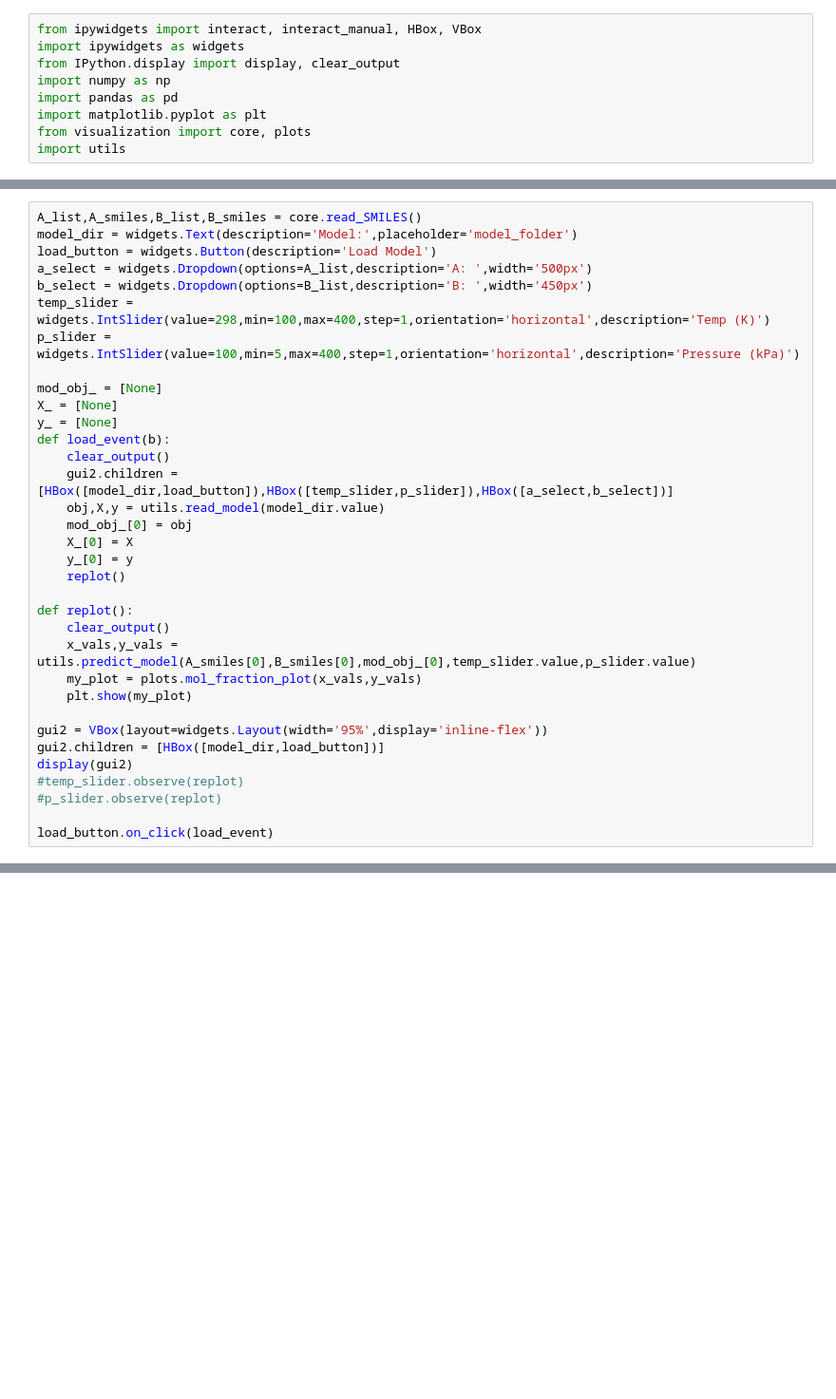
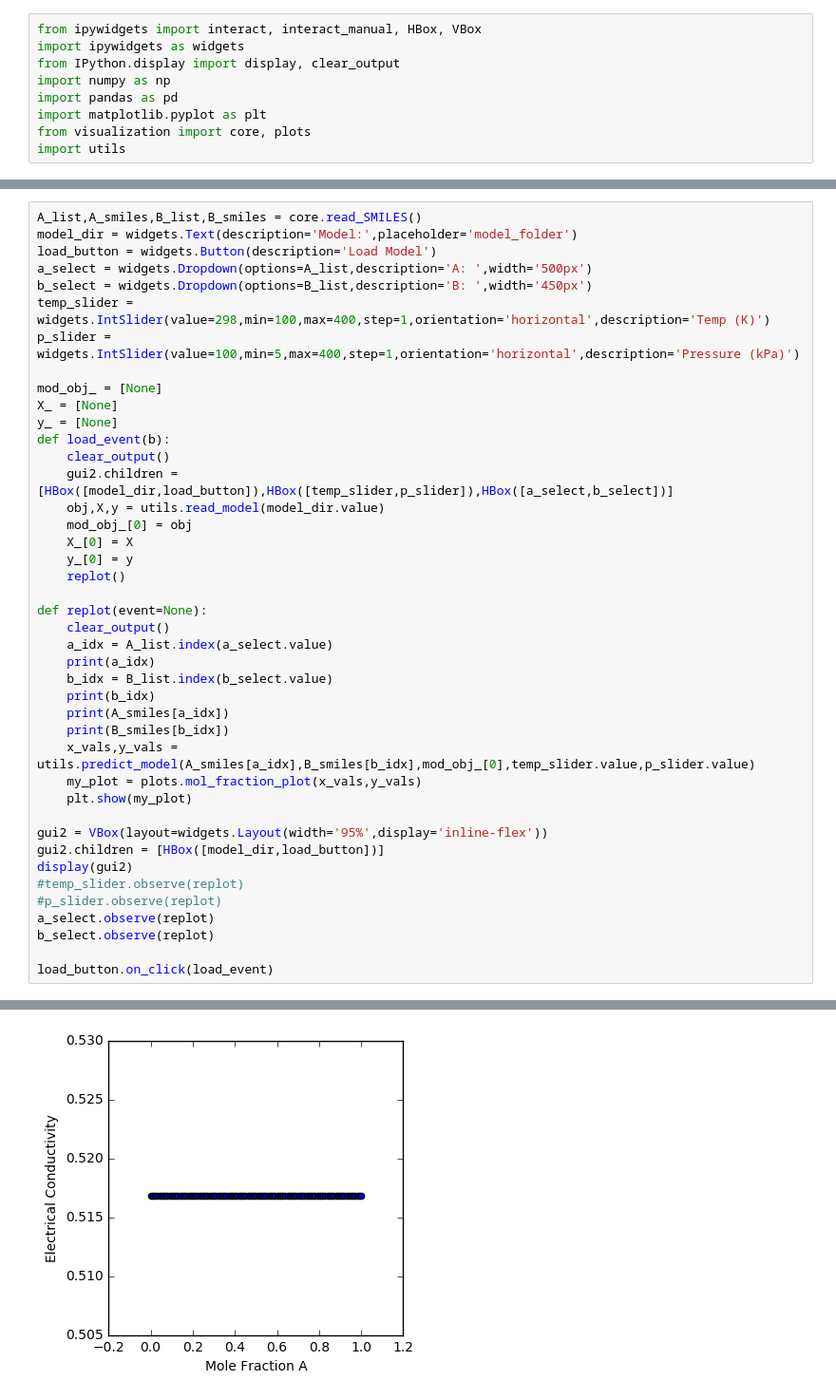
Before and after one commit to joekasp/ionic_liquids, a Jupyter notebook: ionic_liquids/Interface.ipynb, the cells around one changed output, grey strips where cells are left out. Shown at 95% size. Cells and saved outputs as stored; diff of their text form; blank space fills up the shorter version.

Commit message:
Debugging plotting

```diff
--- a/ionic_liquids/Interface.ipynb
+++ b/ionic_liquids/Interface.ipynb
@@ -64,9 +64,15 @@ def load_event(b):
     y_[0] = y
     replot()
 
-def replot():
+def replot(event=None):
     clear_output()
-    x_vals,y_vals = utils.predict_model(A_smiles[0],B_smiles[0],mod_obj_[0],temp_slider.value,p_slider.value)
+    a_idx = A_list.index(a_select.value)
+    print(a_idx)
+    b_idx = B_list.index(b_select.value)
+    print(b_idx)
+    print(A_smiles[a_idx])
+    print(B_smiles[b_idx])
+    x_vals,y_vals = utils.predict_model(A_smiles[a_idx],B_smiles[b_idx],mod_obj_[0],temp_slider.value,p_slider.value)
     my_plot = plots.mol_fraction_plot(x_vals,y_vals)
     plt.show(my_plot)
 
@@ -75,5 +81,8 @@ gui2.children = [HBox([model_dir,load_button])]
 display(gui2)
 #temp_slider.observe(replot)
 #p_slider.observe(replot)
+a_select.observe(replot)
+b_select.observe(replot)
 
 load_button.on_click(load_event)
+# %% [output]
@@ -79,0 +93 @@ load_button.on_click(load_event)
+[figure, added]
```
Also changed, not shown: parts of 2 cells of this notebook.
